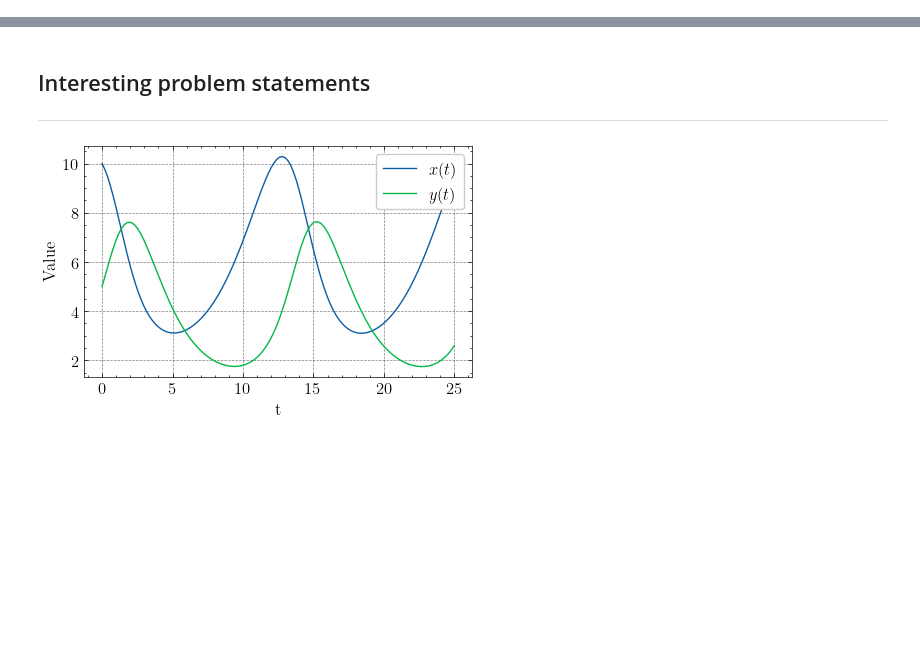
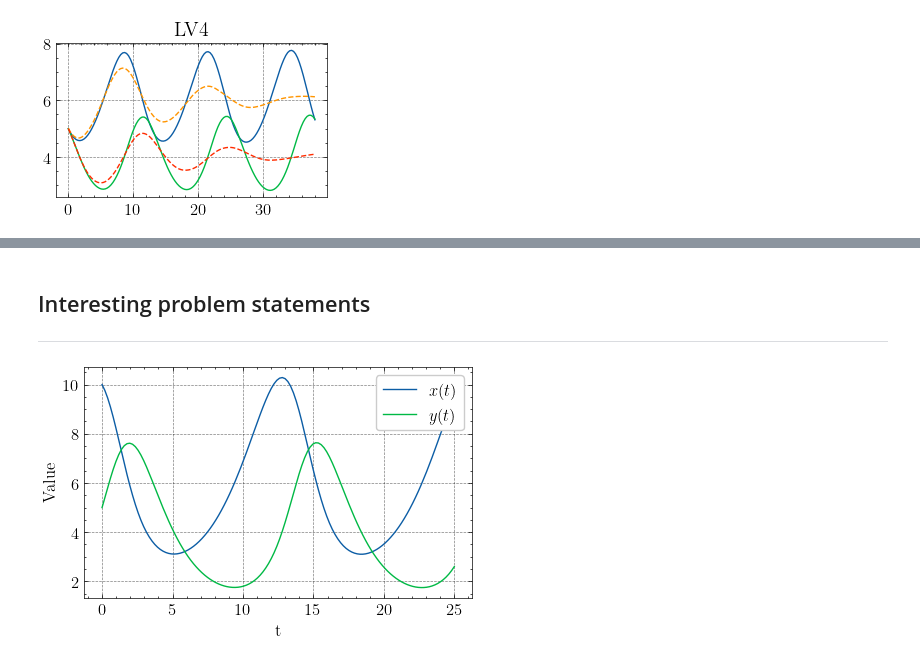
Before and after one commit to DaniilLaptev/pinns, a Jupyter notebook: code/lotkavolterra.ipynb, the cells around one changed output, grey strips where cells are left out. Saved outputs shown, nothing was run; the diff lists cells and outputs as text; code cells hidden in the pictures; blank space fills up the shorter version.

```diff
--- a/code/lotkavolterra.ipynb
+++ b/code/lotkavolterra.ipynb
@@ -4,7 +4,7 @@ import numpy as np
 import matplotlib as mpl
 import matplotlib.pyplot as plt
 import scienceplots
-plt.style.use(['science', 'grid'])
+plt.style.use(['science'])
 mpl.rcParams["font.size"] = "12"
 
 import torch
@@ -14,3 +14,5 @@ from modules.utils import FeedForwardNetwork, plot_ode, plot_losses, l2
 from modules.problems import LotkaVolterra
 
 device = 'cuda' if torch.cuda.is_available() else 'cpu'
+# %%
+plt.style.use(['grid'])
@@ -57,7 +100,7 @@ def train(
 # %%
-T = 25
+T = 38
 alpha, beta, delta, gamma = 0.4, 0.1, 0.1, 0.6
-x_0, y_0 = 10, 5
+x_0, y_0 = 5, 5
 problem = LotkaVolterra(T, (alpha, beta, delta, gamma), [x_0, y_0])
 
 plot_ode(problem.t.numpy(), [(problem.solution[0], r'$x(t)$', None), ((problem.solution[1], r'$y(t)$', None))], size=(5, 3))
@@ -81,11 +145,21 @@ losses, errors = train(
 # %%
-preds = model(problem.t.reshape(-1, 1)).detach().numpy()
+best_model = torch.load('./studies/saved models/lv4.pt')
+
+preds = best_model(problem.t.reshape(-1, 1)).detach().numpy()
 x = preds[:,0].flatten()
 y = preds[:,1].flatten()
 
-plot_ode(
-    problem.t.numpy(),
-    solutions=[(problem.solution[0], r'$x(t)$', None), (problem.solution[1], r'$y(t)$', None)],
-    predicted=[(x, r'$\mathcal{X}(t)$', None), (y, r'$\mathcal{Y}(t)$', None)],
-    title='Lotka-Volterra System', size=(5, 3)
-)
+fig = plt.figure(figsize=(3.5, 2))
+
+plt.plot(problem.t, problem.solution[0], label=r'$x(t)$')
+plt.plot(problem.t, problem.solution[1], label=r'$y(t)$')
+plt.plot(problem.t, x, label=r'$\mathcal{X}(t)$', linestyle='dashed')
+plt.plot(problem.t, y, label=r'$\mathcal{Y}(t)$', linestyle='dashed')
+
+# plt.legend()
+plt.title(f'LV4')
+
+plt.savefig(f'../images/lv4_solution.png', dpi=250)
+plt.show()
+# %% [output]
+[figure, added]
```
Also changed, not shown: parts of 13 cells of this notebook, 9 other files.
